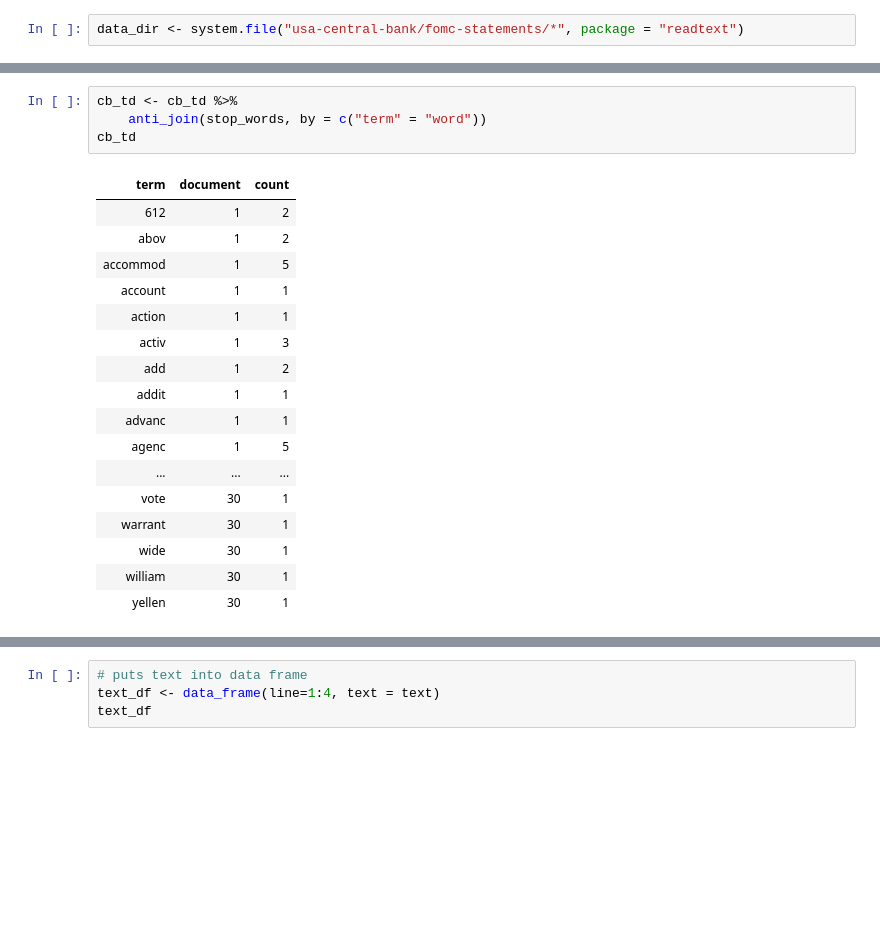
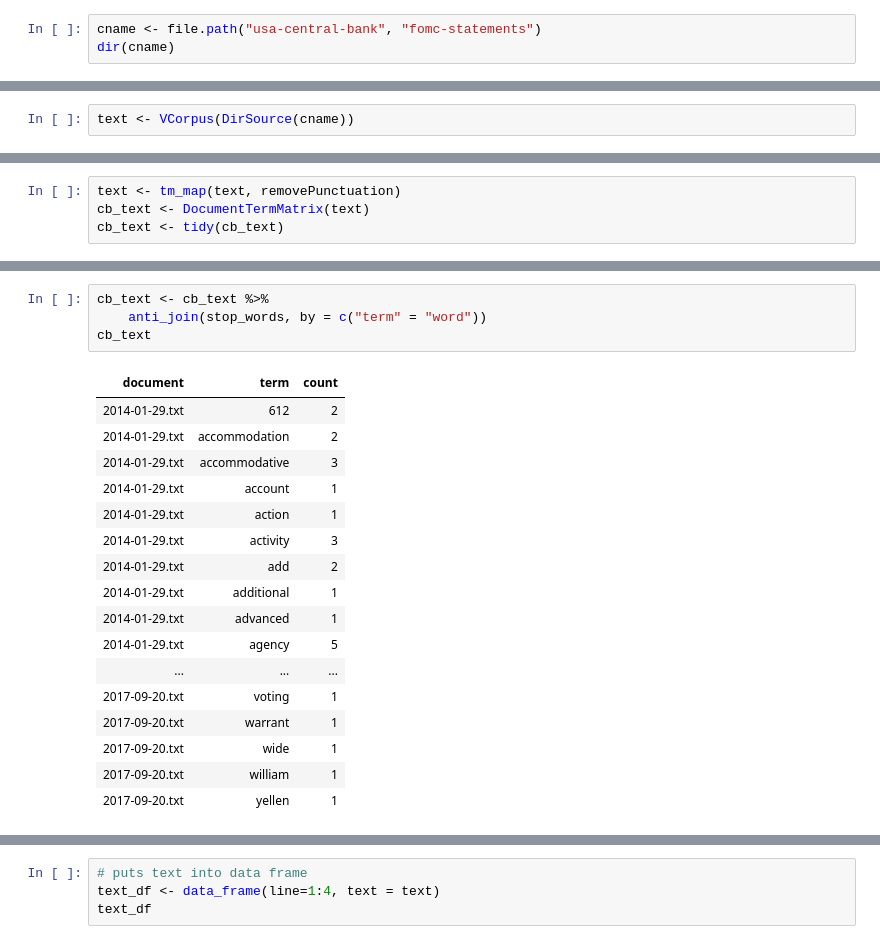
Before and after one commit to lachlandeer/central-bank-nlp, a Jupyter notebook: Tidy Text.ipynb, the cells around one changed output, grey strips where cells are left out. Cells and saved outputs as stored; diff of their text form; blank space fills up the shorter version.

```diff
--- a/Tidy Text.ipynb
+++ b/Tidy Text.ipynb
@@ -11,2 +29,3 @@ require(ggplot2)
 # %%
-data_dir <- system.file("usa-central-bank/fomc-statements/*", package = "readtext")
+cname <- file.path("usa-central-bank", "fomc-statements")
+dir(cname)
@@ -18,0 +41,2 @@ ERROR: Error in eval(expr, envir, enclos): object 'cb_td' not found
+# %%
+text <- VCorpus(DirSource(cname))
@@ -19 +45,5 @@ ERROR: Error in eval(expr, envir, enclos): object 'cb_td' not found
+# %%
+text <- tm_map(text, removePunctuation)
+cb_text <- DocumentTermMatrix(text)
+cb_text <- tidy(cb_text)
 # %%
@@ -24,22 +70,22 @@ ERROR: Error in eval(lhs, parent, parent): object 'cb_td' not found
 # %%
-cb_td <- cb_td %>%
+cb_text <- cb_text %>%
     anti_join(stop_words, by = c("term" = "word"))
-cb_td
+cb_text
 # %% [output]
-| term | document | count |
-| 612 | 1 | 2 |
-| abov | 1 | 2 |
-| accommod | 1 | 5 |
-| account | 1 | 1 |
-| action | 1 | 1 |
-| activ | 1 | 3 |
-| add | 1 | 2 |
-| addit | 1 | 1 |
-| advanc | 1 | 1 |
-| agenc | 1 | 5 |
+| document | term | count |
+| 2014-01-29.txt | 612 | 2 |
+| 2014-01-29.txt | accommodation | 2 |
+| 2014-01-29.txt | accommodative | 3 |
+| 2014-01-29.txt | account | 1 |
+| 2014-01-29.txt | action | 1 |
+| 2014-01-29.txt | activity | 3 |
+| 2014-01-29.txt | add | 2 |
+| 2014-01-29.txt | additional | 1 |
+| 2014-01-29.txt | advanced | 1 |
+| 2014-01-29.txt | agency | 5 |
 | ... | ... | ... |
-| vote | 30 | 1 |
-| warrant | 30 | 1 |
-| wide | 30 | 1 |
-| william | 30 | 1 |
-| yellen | 30 | 1 |
+| 2017-09-20.txt | voting | 1 |
+| 2017-09-20.txt | warrant | 1 |
+| 2017-09-20.txt | wide | 1 |
+| 2017-09-20.txt | william | 1 |
+| 2017-09-20.txt | yellen | 1 |
```
Also changed, not shown: parts of 16 cells of this notebook, 1 other file.
